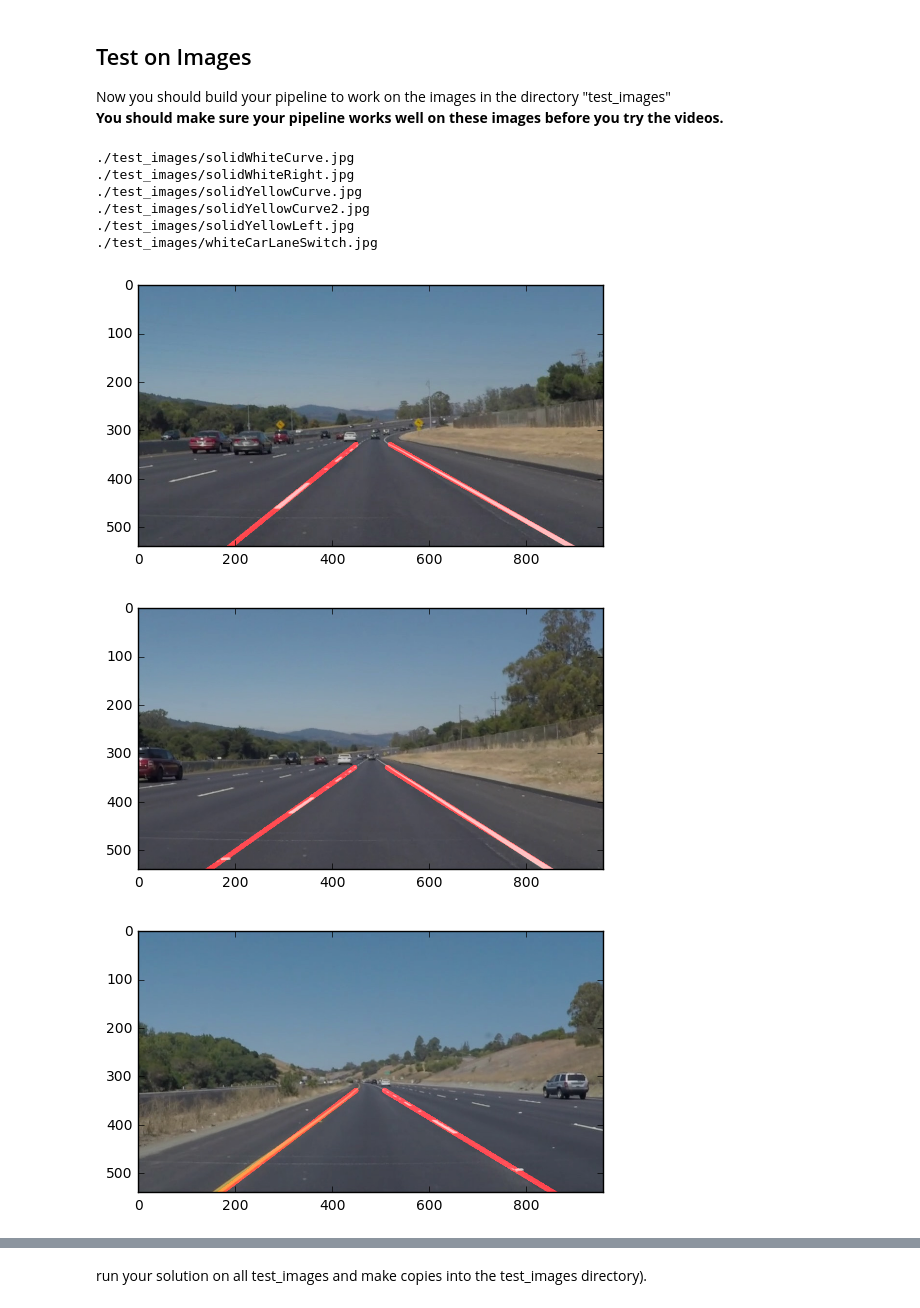
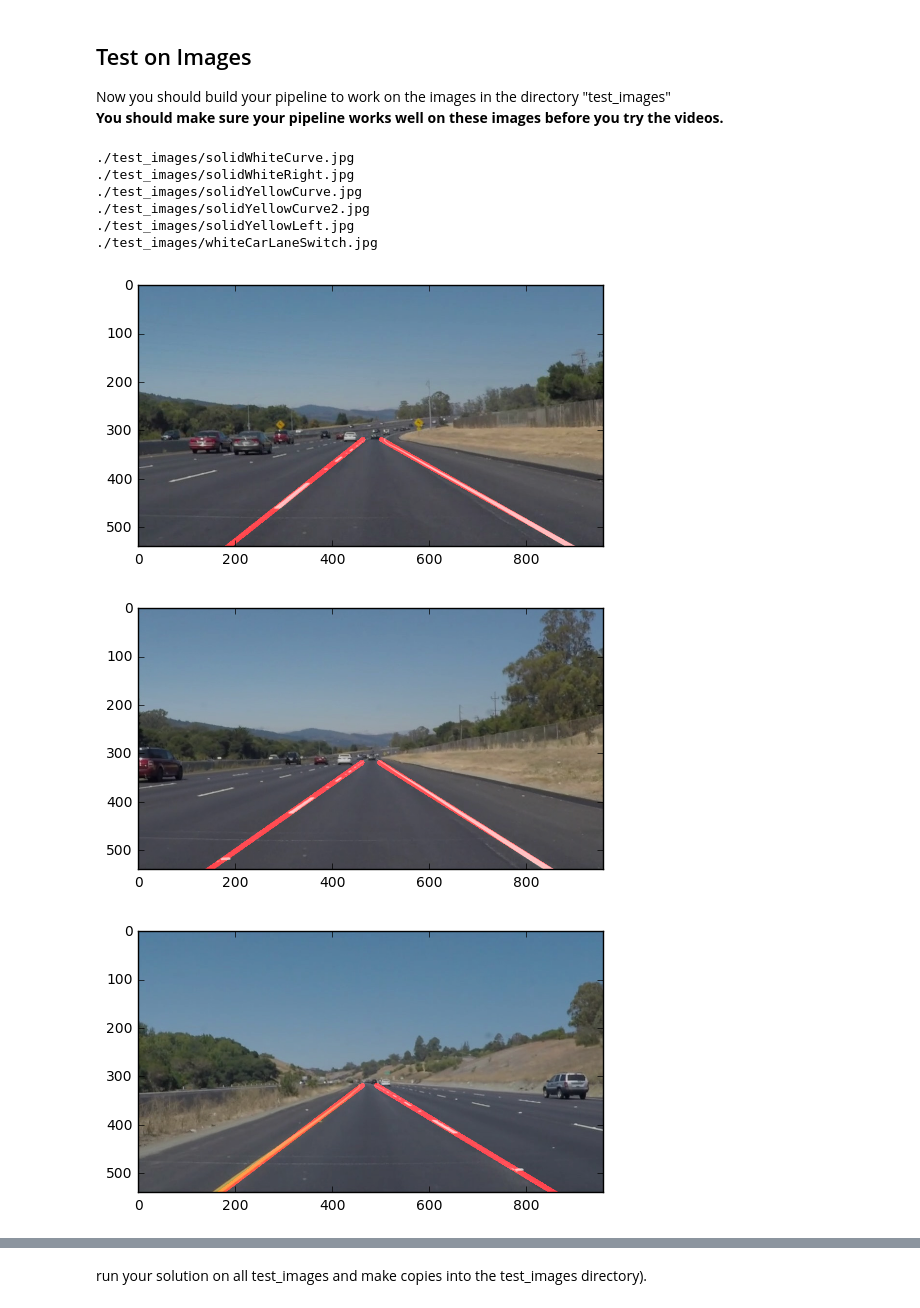
Before and after one commit to ksakmann/Canny-Edge-Lane-Line-Detector, a Jupyter notebook: CarND-LaneLines-P1/P1.ipynb, the cells around one changed output, grey strips where cells are left out. Cells and saved outputs as stored; diff of their text form; code cells hidden in the pictures.

Commit message:
made the drawn lines a fraction of the full image

```diff
--- a/CarND-LaneLines-P1/P1.ipynb
+++ b/CarND-LaneLines-P1/P1.ipynb
@@ -128,13 +128,13 @@ def draw_lines(img, lines, color=[255, 0, 0], thickness=2):
     xmax=0
     ymax=0
     xmin=0
-    ymin=330;
+    ymin=int(img.shape[1]/3);
 
     for line in lines:
         for x1,y1,x2,y2 in line:
             if(abs(x2-x1))>0:
                 m = (y2-y1) / (x2-x1)
-                if abs(m)>0.3 and abs(m)<1.0:
+                if abs(m)>0.4 and abs(m)<0.9:
                     xm=(x1+x2)/2
                     ym=(y1+y2)/2
                     if m>0: right_lines.append([xm,ym,m])
@@ -151,9 +151,10 @@ def draw_lines(img, lines, color=[255, 0, 0], thickness=2):
     xl, yl, ml    = left_average
     bl = yl-ml*xl
 
+
     yl1 = int(bl)
     xl1 = 0
-    yl2 = 330
+    yl2 = ymin
     xl2 = int(((yl2-yl1)+ml*xl1)/ml)
 
 
@@ -164,7 +165,7 @@ def draw_lines(img, lines, color=[255, 0, 0], thickness=2):
     xr, yr, mr = right_average
     br = yr-mr*xr
 
-    yr1 = 330
+    yr1 = ymin
     xr1 = int((yr1-br)/mr)
     xr2 = 1400
     yr2 = int(yr1 + mr*(xr2-xr1))
@@ -212,7 +213,12 @@ Now you should build your pipeline to work on the images in the directory "test_
 # %%
 import os
 test_folder="./test_images/"
-images=os.listdir(test_folder)
+images=["solidWhiteCurve.jpg",
+"solidWhiteRight.jpg",
+"solidYellowCurve.jpg",
+"solidYellowCurve2.jpg",
+"solidYellowLeft.jpg",
+"whiteCarLaneSwitch.jpg"]
 
 for im in images:
     filename=test_folder+im
@@ -238,33 +244,33 @@ for im in images:
                     (0.55*imshape[1], 0.62*imshape[0]), (imshape[1],imshape[0])]],
                     dtype=np.int32)
     masked_img = region_of_interest(edges, vertices)
 
     # Define the Hough transform parameters
     # Make a blank the same size as our image to draw on
     rho = 3 # distance resolution in pixels of the Hough grid
     theta = np.pi/180    # angular resolution in radians of the Hough grid
     threshold = 30       # minimum number of votes (intersections in Hough grid cell)
     min_line_len = 20    # minimum number of pixels making up a line
     max_line_gap = 10    # maximum gap in pixels between connectable line segments
 
     # get the Hough lines
     line_img = hough_lines(masked_img, rho, theta, threshold, min_line_len, max_line_gap)
 
     # Create a "color" binary image to combine with original image
     color_edges = np.dstack((line_img,line_img*0,line_img*0))
 
     lines_edges  = weighted_img(color_edges, img, α=0.8, β=1., λ=0.)
     plt.figure()
     imageName = filename.replace('.jpg','WithLanes.jpg')
     mpimg.imsave(fname=imageName,arr=lines_edges,format='jpg')
     plt.imshow(lines_edges)
 # %% [output]
 ./test_images/solidWhiteCurve.jpg
 ./test_images/solidWhiteRight.jpg
 ./test_images/solidYellowCurve.jpg
 ./test_images/solidYellowCurve2.jpg
 ./test_images/solidYellowLeft.jpg
 ./test_images/whiteCarLaneSwitch.jpg
-[figure, old version]
+[figure, new version]
-[figure, old version]
+[figure, new version]
-[figure, old version]
+[figure, new version]
```
Also changed, not shown: parts of 5 cells of this notebook, 9 other files.
